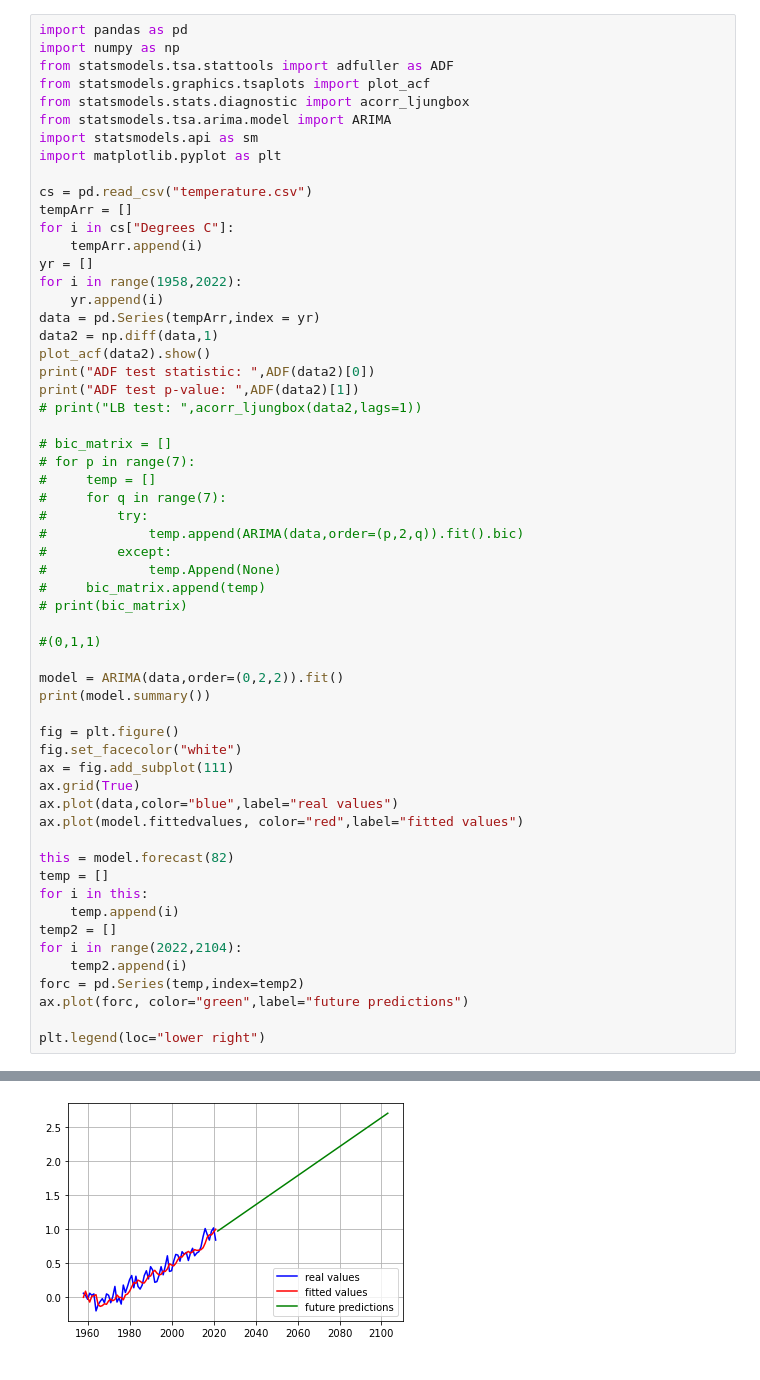
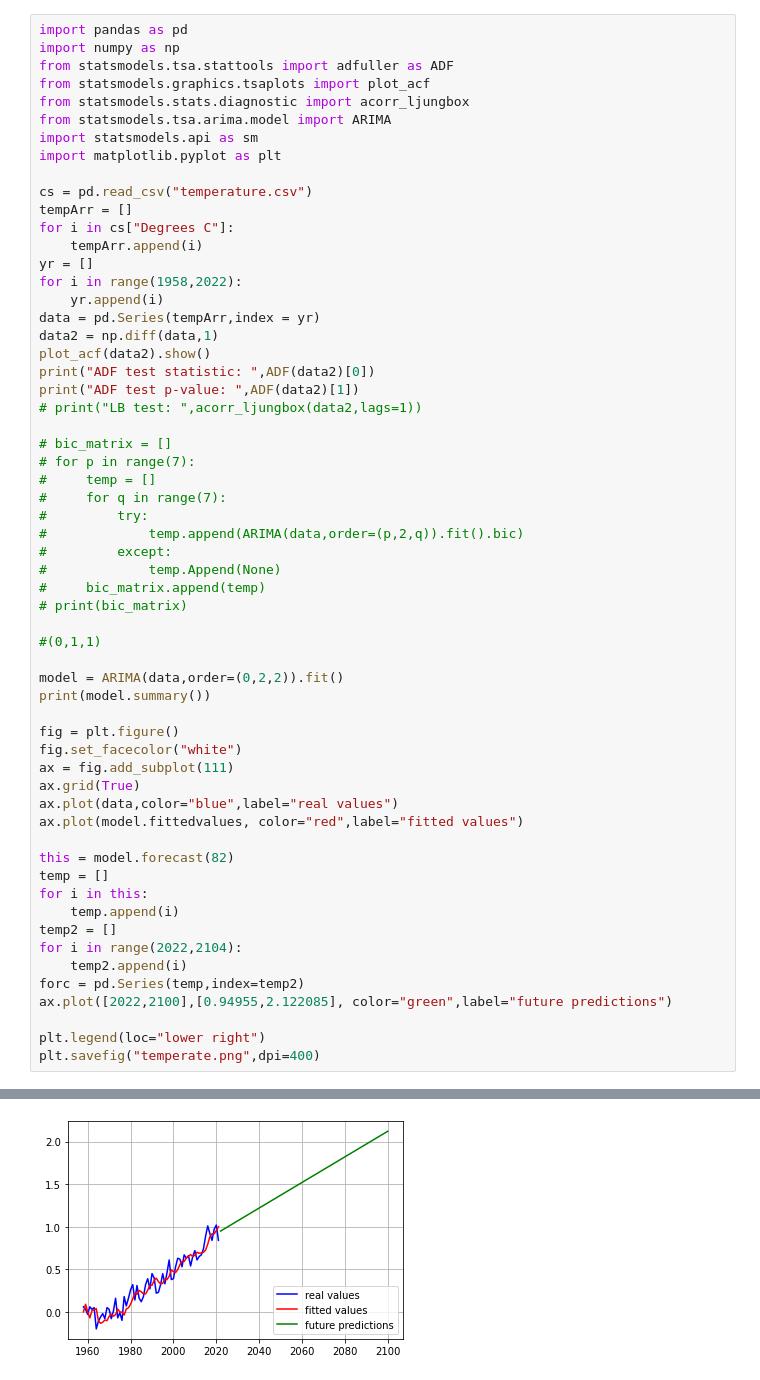
Before and after one commit to Kingsterrck/learnDatSci, a Jupyter notebook: HiMCM2022/temperature.ipynb, the cells around one changed output, grey strips where cells are left out. Cells and saved outputs as stored; diff of their text form.

```diff
--- a/HiMCM2022/temperature.ipynb
+++ b/HiMCM2022/temperature.ipynb
@@ -53,9 +53,10 @@ temp2 = []
 for i in range(2022,2104):
     temp2.append(i)
 forc = pd.Series(temp,index=temp2)
-ax.plot(forc, color="green",label="future predictions")
+ax.plot([2022,2100],[0.94955,2.122085], color="green",label="future predictions")
 
 plt.legend(loc="lower right")
+plt.savefig("temperate.png",dpi=400)
 # %% [output]
 ADF test statistic:  -5.703952138368136
 ADF test p-value:  7.56347629056552e-07
@@ -78,2 +78,2 @@ Warnings:
 [figure]
-[figure, old version]
+[figure, new version]
```
Also changed, not shown: parts of 1 cell of this notebook, 9 other files.
